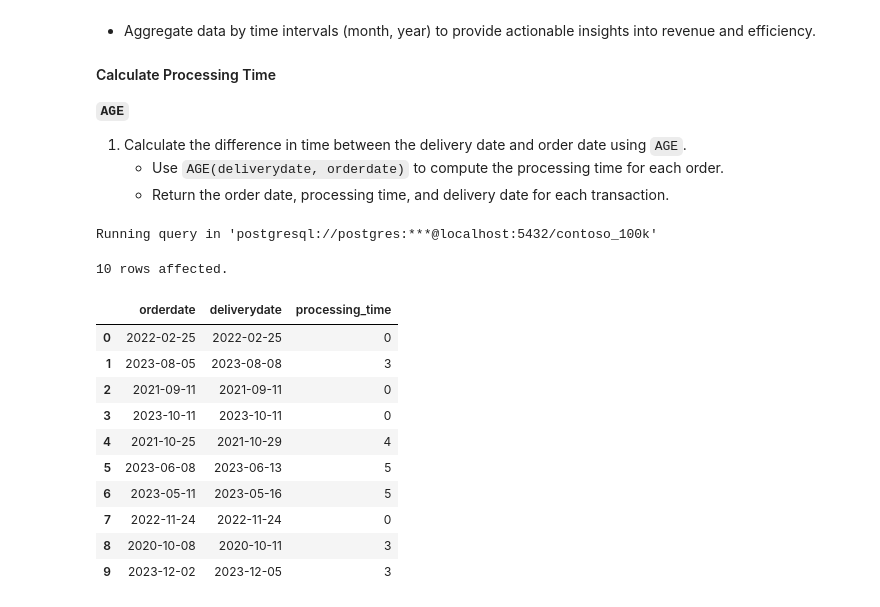
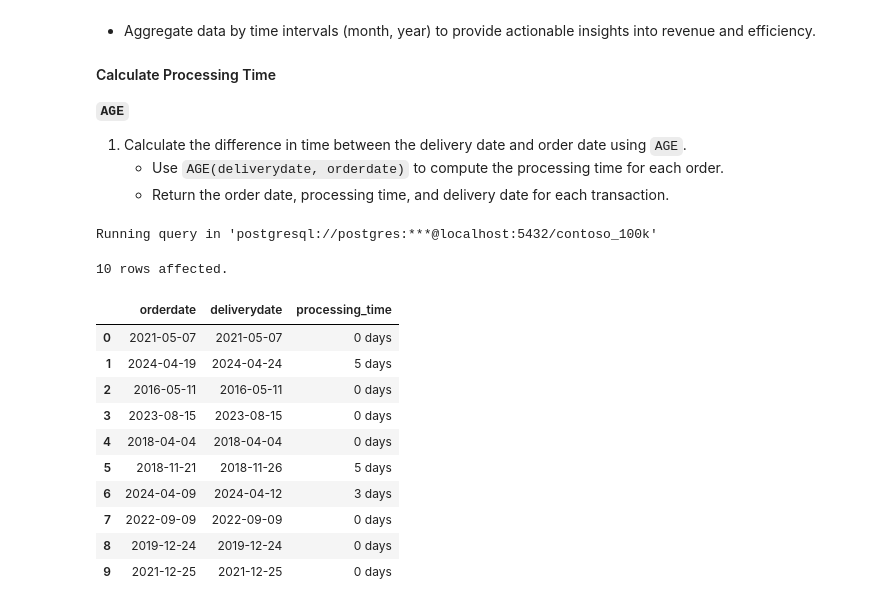
Before and after one commit to mgamzec/SQL_Data_Analytics_Project, a Jupyter notebook: 2_Date_Time/3_Date_Differences.ipynb, the cells around one changed output. Cells and saved outputs as stored; diff of their text form; code cells hidden in the pictures.

```diff
--- a/2_Date_Time/3_Date_Differences.ipynb
+++ b/2_Date_Time/3_Date_Differences.ipynb
@@ -303,27 +301,25 @@ Running query in 'postgresql://postgres:***@localhost:5432/contoso_100k'
 # %%
 %%sql
 
 SELECT
     orderdate,
     deliverydate,
-    EXTRACT(DAYS FROM AGE(deliverydate, orderdate)) AS processing_time
+    AGE(deliverydate, orderdate) AS processing_time
 FROM
     sales
-WHERE
-	orderdate >= CURRENT_DATE - INTERVAL '5 years'
 ORDER BY RANDOM()
 LIMIT 10
 # %% [output]
 Running query in 'postgresql://postgres:***@localhost:5432/contoso_100k'
 10 rows affected.
 |  | orderdate | deliverydate | processing_time |
-| 0 | 2022-02-25 | 2022-02-25 | 0 |
-| 1 | 2023-08-05 | 2023-08-08 | 3 |
-| 2 | 2021-09-11 | 2021-09-11 | 0 |
-| 3 | 2023-10-11 | 2023-10-11 | 0 |
-| 4 | 2021-10-25 | 2021-10-29 | 4 |
-| 5 | 2023-06-08 | 2023-06-13 | 5 |
-| 6 | 2023-05-11 | 2023-05-16 | 5 |
-| 7 | 2022-11-24 | 2022-11-24 | 0 |
-| 8 | 2020-10-08 | 2020-10-11 | 3 |
-| 9 | 2023-12-02 | 2023-12-05 | 3 |
+| 0 | 2021-05-07 | 2021-05-07 | 0 days |
+| 1 | 2024-04-19 | 2024-04-24 | 5 days |
+| 2 | 2016-05-11 | 2016-05-11 | 0 days |
+| 3 | 2023-08-15 | 2023-08-15 | 0 days |
+| 4 | 2018-04-04 | 2018-04-04 | 0 days |
+| 5 | 2018-11-21 | 2018-11-26 | 5 days |
+| 6 | 2024-04-09 | 2024-04-12 | 3 days |
+| 7 | 2022-09-09 | 2022-09-09 | 0 days |
+| 8 | 2019-12-24 | 2019-12-24 | 0 days |
+| 9 | 2021-12-25 | 2021-12-25 | 0 days |
```
Also changed, not shown: parts of 11 cells of this notebook, 2 other files.
